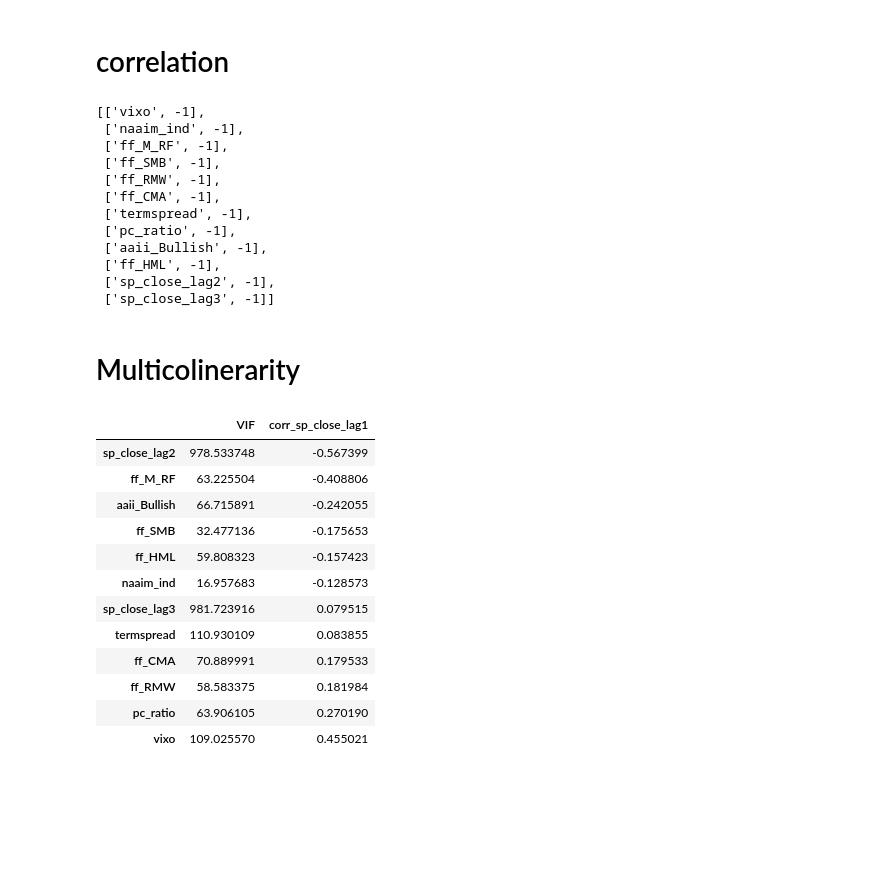
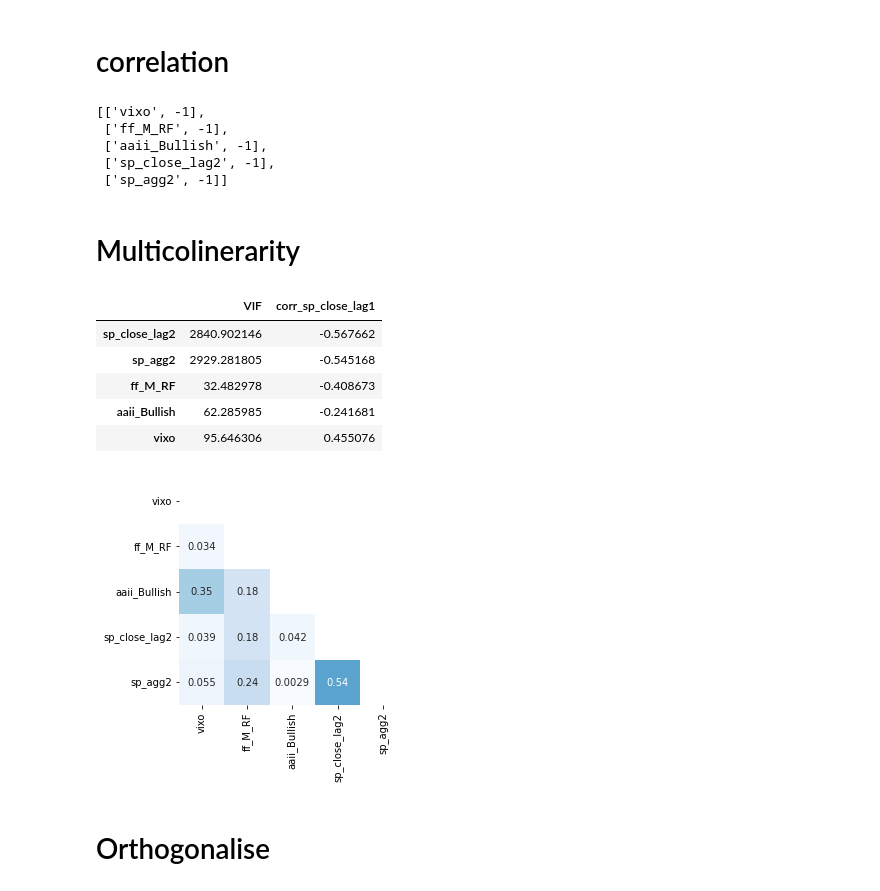
Before and after one commit to lukasgrahl/bachelor, a Jupyter notebook: notebooks/work_data.ipynb, the cells around one changed output. Drawn from its saved outputs; the diff is of its cells as text; code cells hidden in the pictures; blank space fills up the shorter version.

```diff
--- a/notebooks/work_data.ipynb
+++ b/notebooks/work_data.ipynb
@@ -48,7 +52,8 @@ df_w = shift_var_relative_to_df(df_w, shift_var="sp_close", new_var_name=["sp_cl
 # %%
 # edit data_dict
 data_dict.update(predicted="sp_close_lag1")
-data_dict.update(sp_cols=["sp_close", "sp_close_lag1", "sp_close_lag2", "sp_close_lag3"])
+data_dict.update(sp_true_vals="sp_true_vals")
+data_dict.update(sp_cols=["sp_close", "sp_close_lag1", "sp_close_lag2", "sp_close_lag3", "sp_close_lag4", "sp_agg1"])
 
 
 relevant_cols=[
@@ -78,4 +83,9 @@ trans.df_transform(data_dict["relevant_cols"] + data_dict["sp_cols"], transforma
 df_w = trans.df
 data_dict = trans.dict_
 df_w.dropna(inplace=True)
+# %%
+df_w["sp_agg2"] = df_w.sp_close_lag2 * df_w.sp_close_lag3 * df_w.sp_close_lag4
+
+data_dict.update(relevant_cols=data_dict["relevant_cols"] + ["sp_agg2"])
+data_dict.update(sp_cols=data_dict["sp_cols"] + ["sp_agg2"])
 # %%
@@ -107,21 +120,23 @@ stationarity
 # %% [markdown]
 # correlation
 # %%
+# select model features
 cols = [
     'vixo',
-    # 'fears35',
-     'naaim_ind',
+     # 'naaim_ind',
      'ff_M_RF',
-     'ff_SMB',
-     'ff_RMW',
-     'ff_CMA',
-     'termspread',
-     'pc_ratio',
+     # 'ff_SMB',
+     # 'ff_RMW',
+     # 'ff_CMA',
+     # 'termspread',
+     # 'pc_ratio',
      'aaii_Bullish',
-    'ff_HML',
+    # 'ff_HML',
     'sp_close_lag2',
-    'sp_close_lag3'
-
+    # 'sp_agg1',
+    'sp_agg2',
+    # 'sp_close_lag3',
+    # 'fears35'
 ]
 # %%
 df_ws = df_w[cols + [data_dict["predicted"]]].copy()
@@ -129,38 +144,27 @@ df_ws = df_w[cols + [data_dict["predicted"]]].copy()
 data_dict["lag_correl"] = lag_correl(df_w,
                                      cols,
                                      col_predicted="sp_close_lag1",
-                                     plot_fig=False)
+                                     show_fig=False)
 data_dict["lag_correl"]
 # %% [output]
 [['vixo', -1],
- ['naaim_ind', -1],
  ['ff_M_RF', -1],
- ['ff_SMB', -1],
- ['ff_RMW', -1],
- ['ff_CMA', -1],
- ['termspread', -1],
- ['pc_ratio', -1],
  ['aaii_Bullish', -1],
- ['ff_HML', -1],
  ['sp_close_lag2', -1],
- ['sp_close_lag3', -1]]
+ ['sp_agg2', -1]]
 # %% [markdown]
 # Multicolinerarity
 # %%
-get_variance_inflation_factor(df_ws,
-                              cols,
-                             col_pred=data_dict["predicted"])
+corr_heatmap(df_ws,
+             cols,
+             size_factor=.9,
+             show_fig=True)
+get_variance_inflation_factor(df_ws, cols, col_pred=data_dict["predicted"])
 # %% [output]
 |  | VIF | corr_sp_close_lag1 |
-| sp_close_lag2 | 978.533748 | -0.567399 |
-| ff_M_RF | 63.225504 | -0.408806 |
-| aaii_Bullish | 66.715891 | -0.242055 |
-| ff_SMB | 32.477136 | -0.175653 |
-| ff_HML | 59.808323 | -0.157423 |
-| naaim_ind | 16.957683 | -0.128573 |
-| sp_close_lag3 | 981.723916 | 0.079515 |
-| termspread | 110.930109 | 0.083855 |
-| ff_CMA | 70.889991 | 0.179533 |
-| ff_RMW | 58.583375 | 0.181984 |
-| pc_ratio | 63.906105 | 0.270190 |
-| vixo | 109.025570 | 0.455021 |
+| sp_close_lag2 | 2840.902146 | -0.567662 |
+| sp_agg2 | 2929.281805 | -0.545168 |
+| ff_M_RF | 32.482978 | -0.408673 |
+| aaii_Bullish | 62.285985 | -0.241681 |
+| vixo | 95.646306 | 0.455076 |
+[figure, added]
@@ -180,0 +171,2 @@ plt.close(fig)
+# %% [markdown]
+# Orthogonalise
```
Also changed, not shown: parts of 22 cells of this notebook, 7 other files.
